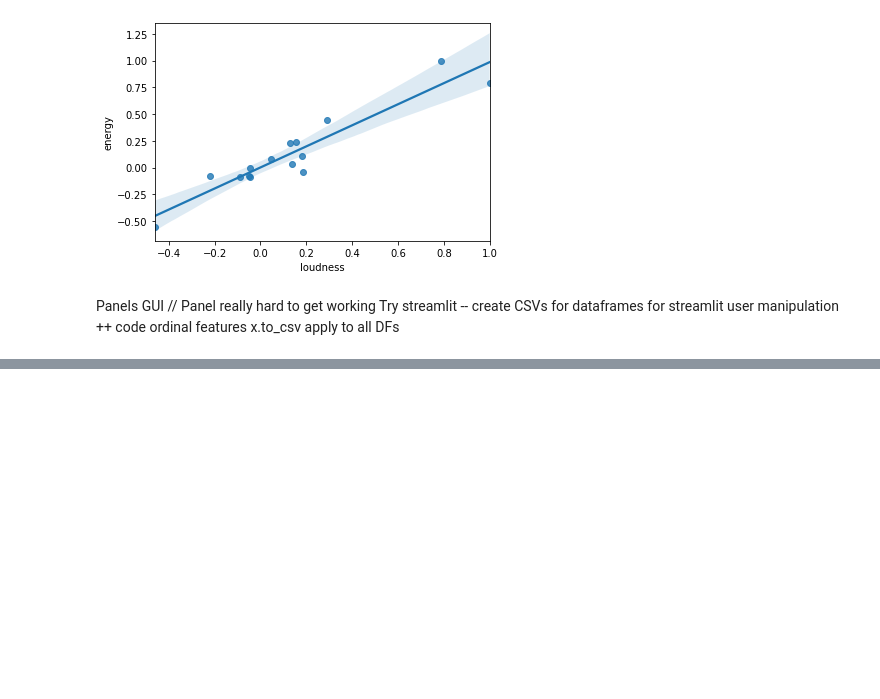
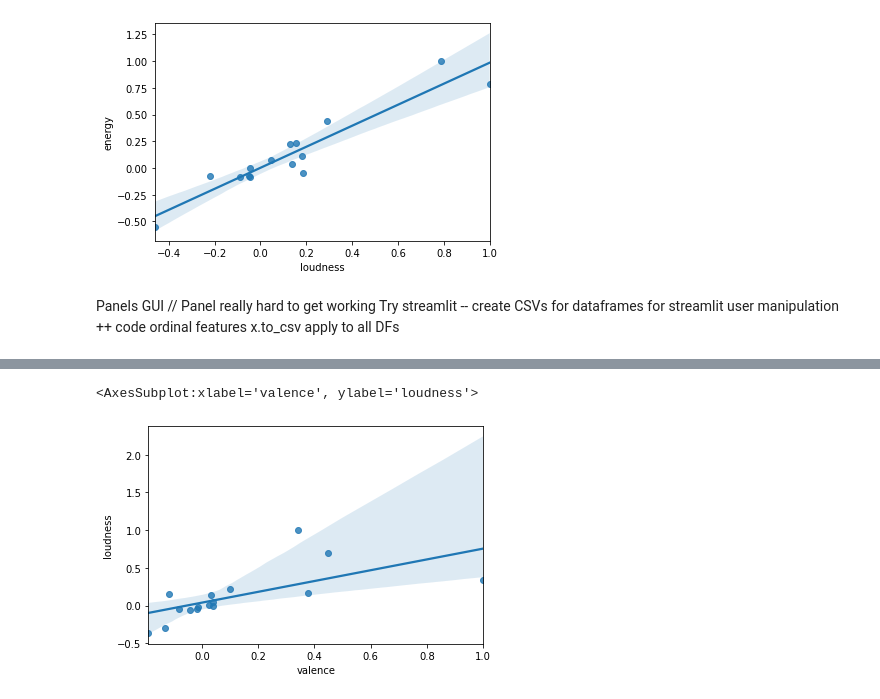
Before and after one commit to DavisAsano/Asano_MusicDataExploration, a Jupyter notebook: Asano_MusicExploration.ipynb, the cells around one changed output, grey strips where cells are left out. Saved outputs shown, nothing was run; the diff lists cells and outputs as text; code cells hidden in the pictures; blank space fills up the shorter version.

```diff
--- a/Asano_MusicExploration.ipynb
+++ b/Asano_MusicExploration.ipynb
@@ -952,0 +960,6 @@ dfm0k11.plot.barh()
+# %%
+dfpcorr = df_popular.corr()
+sns.regplot(x=dfpcorr['valence'],y=dfpcorr['loudness'])
+# %% [output]
+<AxesSubplot:xlabel='valence', ylabel='loudness'>
+[figure, added]
```
Also changed, not shown: parts of 6 cells of this notebook, 4 other files.
